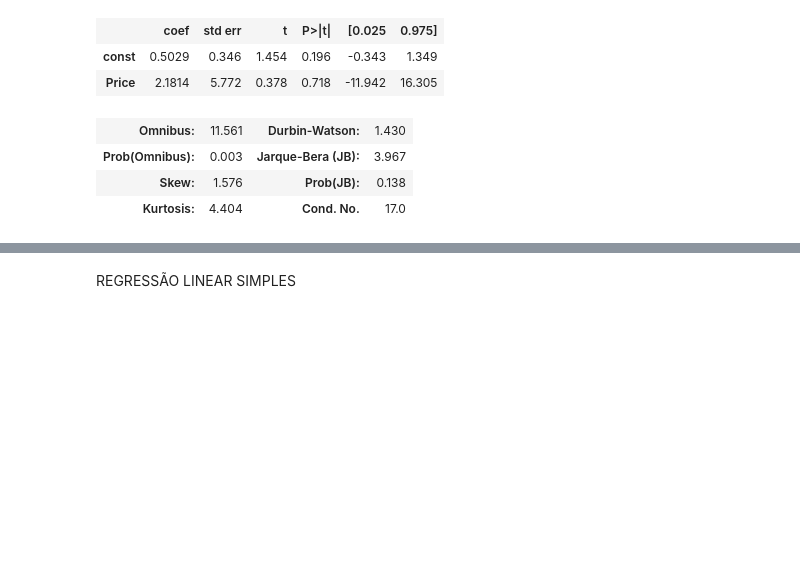
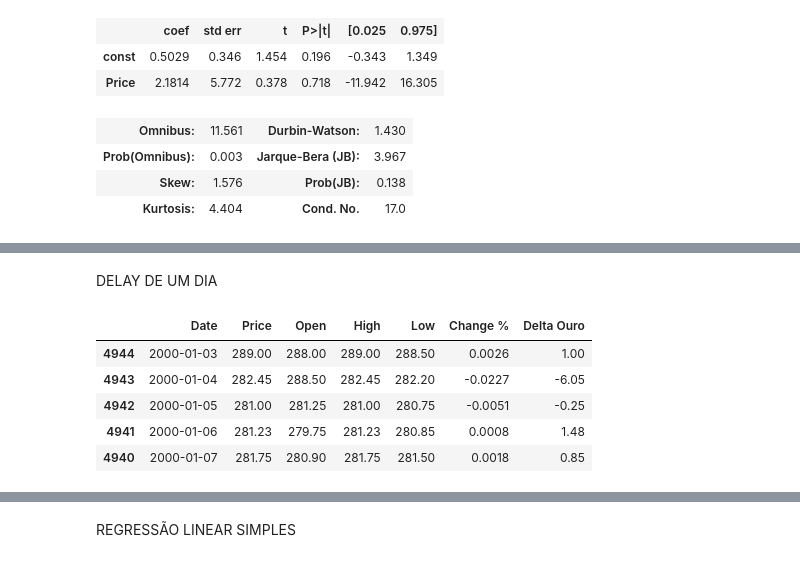
Before and after one commit to lucasmuchaluat/PROJETO-3---CIENCIA-DOS-DADOS, a Jupyter notebook: Crypto_Currency_Projeto_3.ipynb, the cells around one changed output, grey strips where cells are left out. Drawn from its saved outputs; the diff is of its cells as text; code cells hidden in the pictures; blank space fills up the shorter version.

```diff
--- a/Crypto_Currency_Projeto_3.ipynb
+++ b/Crypto_Currency_Projeto_3.ipynb
@@ -441,3 +441,16 @@ plt.xlabel("x: bitcoin delta");
 plt.ylabel("y: gold delta");
 # %% [output]
 [drawing not drawn]
+# %% [markdown]
+DELAY DE UM DIA
+# %%
+OuroIndex = Ouro.reset_index()
+OuroIndex = OuroIndex.iloc[::-1]
+OuroIndex.Ouro.reset_index()
+# %% [output]
+|  | Date | Price | Open | High | Low | Change % | Delta Ouro |
+| 4944 | 2000-01-03 | 289.00 | 288.00 | 289.00 | 288.50 | 0.0026 | 1.00 |
+| 4943 | 2000-01-04 | 282.45 | 288.50 | 282.45 | 282.20 | -0.0227 | -6.05 |
+| 4942 | 2000-01-05 | 281.00 | 281.25 | 281.00 | 280.75 | -0.0051 | -0.25 |
+| 4941 | 2000-01-06 | 281.23 | 279.75 | 281.23 | 280.85 | 0.0008 | 1.48 |
+| 4940 | 2000-01-07 | 281.75 | 280.90 | 281.75 | 281.50 | 0.0018 | 0.85 |
```
Also changed, not shown: parts of 4 cells of this notebook.
